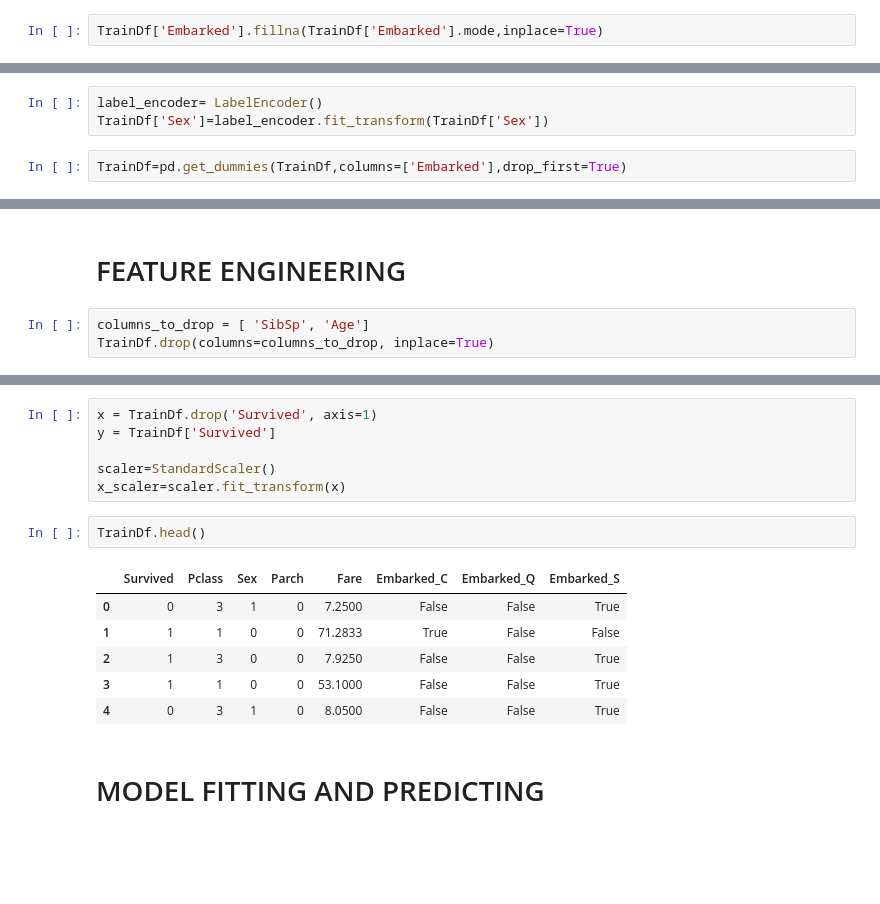
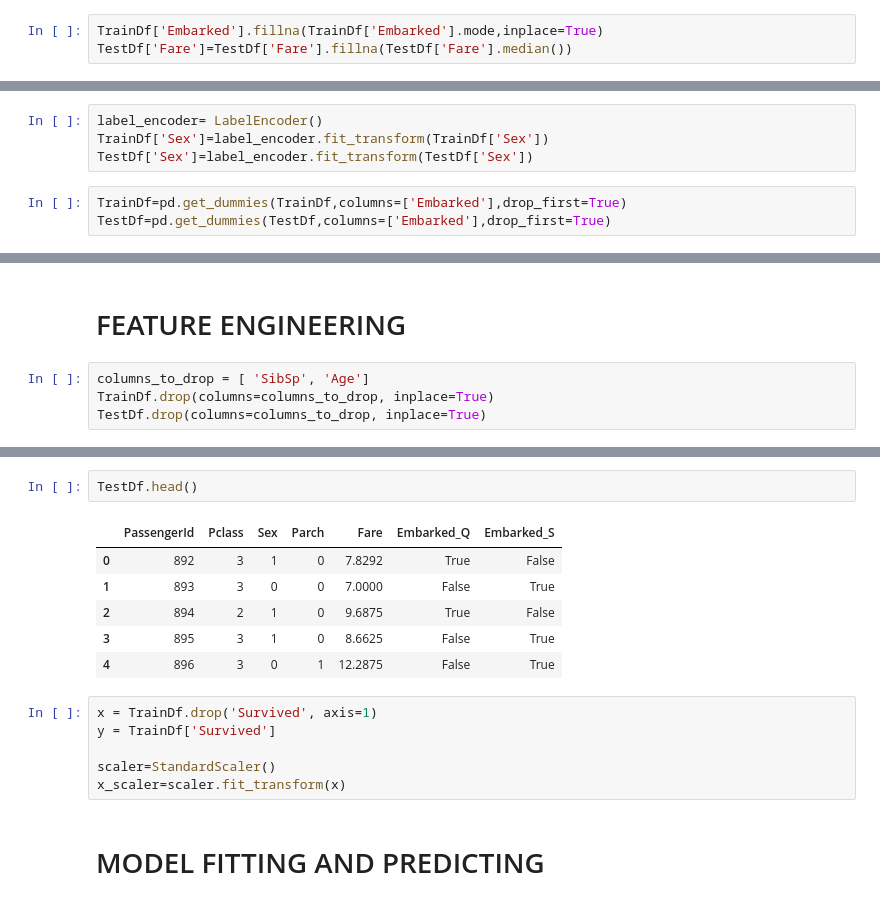
Before and after one commit to sue-btis/PROJECTS, a Jupyter notebook: titanic-challenge.ipynb, the cells around one changed output, grey strips where cells are left out. Saved outputs shown, nothing was run; the diff lists cells and outputs as text; blank space fills up the shorter version.

```diff
--- a/titanic-challenge.ipynb
+++ b/titanic-challenge.ipynb
@@ -136,6 +136,7 @@ TrainDf[TrainDf['Embarked'].isnull()]
 | 829 | 1 | 1 | female | 62.0 | 0 | 0 | 80.0 | NaN |
 # %%
 TrainDf['Embarked'].fillna(TrainDf['Embarked'].mode,inplace=True)
+TestDf['Fare']=TestDf['Fare'].fillna(TestDf['Fare'].median())
 # %%
 print(TrainDf.isnull().sum()/TrainDf.shape[0]*100)
 print(50*"-")
@@ -212,5 +209,7 @@ Valores únicos en Age: [22.   38.   26.   35.   28.   54.    2.   27.   14.
 # %%
 label_encoder= LabelEncoder()
 TrainDf['Sex']=label_encoder.fit_transform(TrainDf['Sex'])
+TestDf['Sex']=label_encoder.fit_transform(TestDf['Sex'])
 # %%
 TrainDf=pd.get_dummies(TrainDf,columns=['Embarked'],drop_first=True)
+TestDf=pd.get_dummies(TestDf,columns=['Embarked'],drop_first=True)
@@ -235,3 +225,4 @@ sns.heatmap(heatmap, annot=True, cmap='coolwarm')
 # %%
 columns_to_drop = [ 'SibSp', 'Age']
 TrainDf.drop(columns=columns_to_drop, inplace=True)
+TestDf.drop(columns=columns_to_drop, inplace=True)
@@ -238,18 +238,18 @@ TrainDf.drop(columns=columns_to_drop, inplace=True)
+# %%
+TestDf.head()
+# %% [output]
+|  | PassengerId | Pclass | Sex | Parch | Fare | Embarked_Q | Embarked_S |
+| 0 | 892 | 3 | 1 | 0 | 7.8292 | True | False |
+| 1 | 893 | 3 | 0 | 0 | 7.0000 | False | True |
+| 2 | 894 | 2 | 1 | 0 | 9.6875 | True | False |
+| 3 | 895 | 3 | 1 | 0 | 8.6625 | False | True |
+| 4 | 896 | 3 | 0 | 1 | 12.2875 | False | True |
 # %%
 x = TrainDf.drop('Survived', axis=1)
 y = TrainDf['Survived']
 
 scaler=StandardScaler()
 x_scaler=scaler.fit_transform(x)
-# %%
-TrainDf.head()
-# %% [output]
-|  | Survived | Pclass | Sex | Parch | Fare | Embarked_C | Embarked_Q | Embarked_S |
-| 0 | 0 | 3 | 1 | 0 | 7.2500 | False | False | True |
-| 1 | 1 | 1 | 0 | 0 | 71.2833 | True | False | False |
-| 2 | 1 | 3 | 0 | 0 | 7.9250 | False | False | True |
-| 3 | 1 | 1 | 0 | 0 | 53.1000 | False | False | True |
-| 4 | 0 | 3 | 1 | 0 | 8.0500 | False | False | True |
 # %% [markdown]
 # MODEL FITTING AND PREDICTING
 # %%
```
Also changed, not shown: parts of 12 cells of this notebook.
